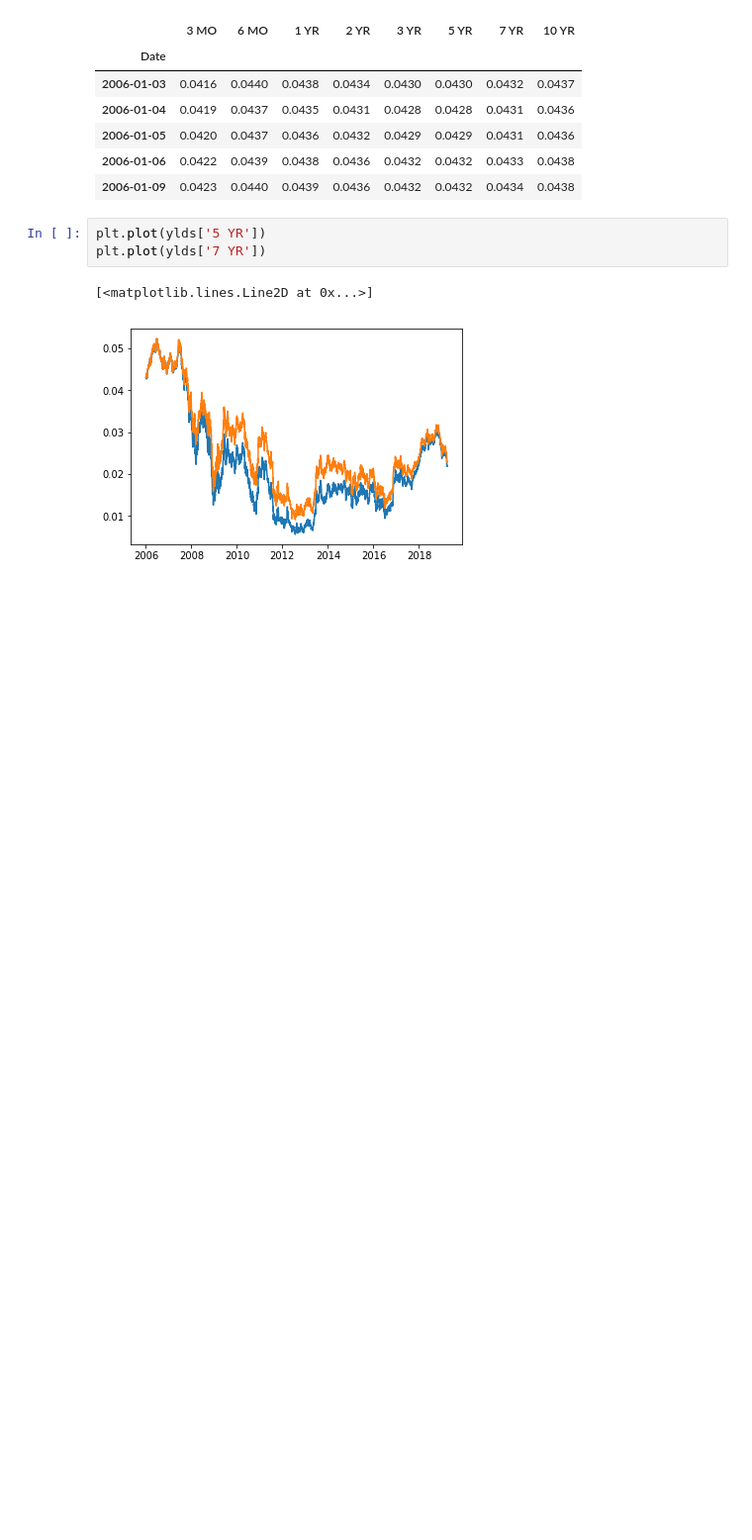
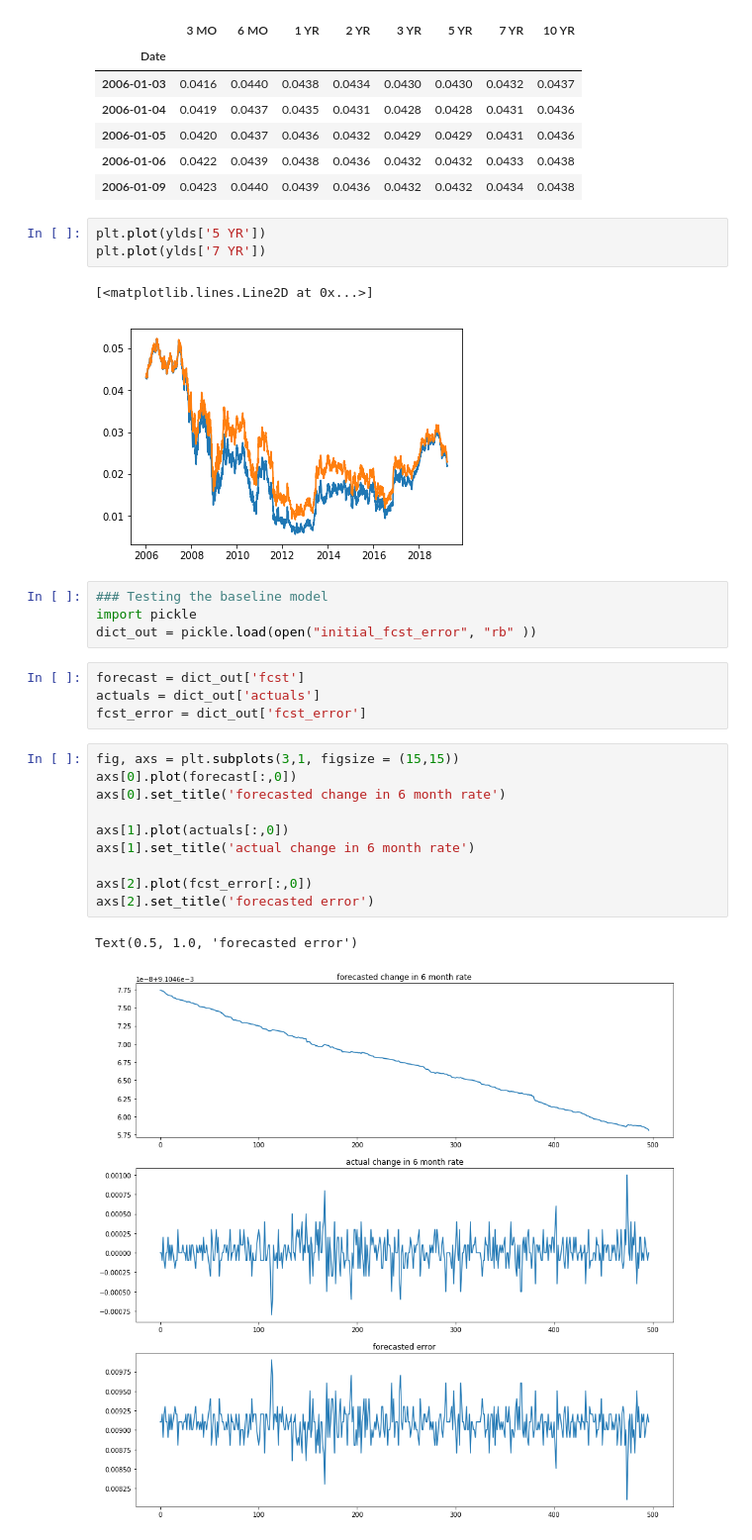
Before and after one commit to davidjsmith44/NLP-Fed-Speeches, a Jupyter notebook: data/Check_zeros_from_ylds.ipynb, the cells around one changed output. Shown at 99% size. Saved outputs shown, nothing was run; the diff lists cells and outputs as text; blank space fills up the shorter version.

```diff
--- a/data/Check_zeros_from_ylds.ipynb
+++ b/data/Check_zeros_from_ylds.ipynb
@@ -298,3 +298,24 @@ plt.plot(ylds['7 YR'])
 # %% [output]
 [<matplotlib.lines.Line2D at 0x...>]
 [figure]
+# %%
+### Testing the baseline model
+import pickle
+dict_out = pickle.load(open("initial_fcst_error", "rb" ))
+# %%
+forecast = dict_out['fcst']
+actuals = dict_out['actuals']
+fcst_error = dict_out['fcst_error']
+# %%
+fig, axs = plt.subplots(3,1, figsize = (15,15))
+axs[0].plot(forecast[:,0])
+axs[0].set_title('forecasted change in 6 month rate')
+
+axs[1].plot(actuals[:,0])
+axs[1].set_title('actual change in 6 month rate')
+
+axs[2].plot(fcst_error[:,0])
+axs[2].set_title('forecasted error')
+# %% [output]
+Text(0.5, 1.0, 'forecasted error')
+[figure, added]
```
Also changed, not shown: parts of 3 cells of this notebook, 3 other files.
